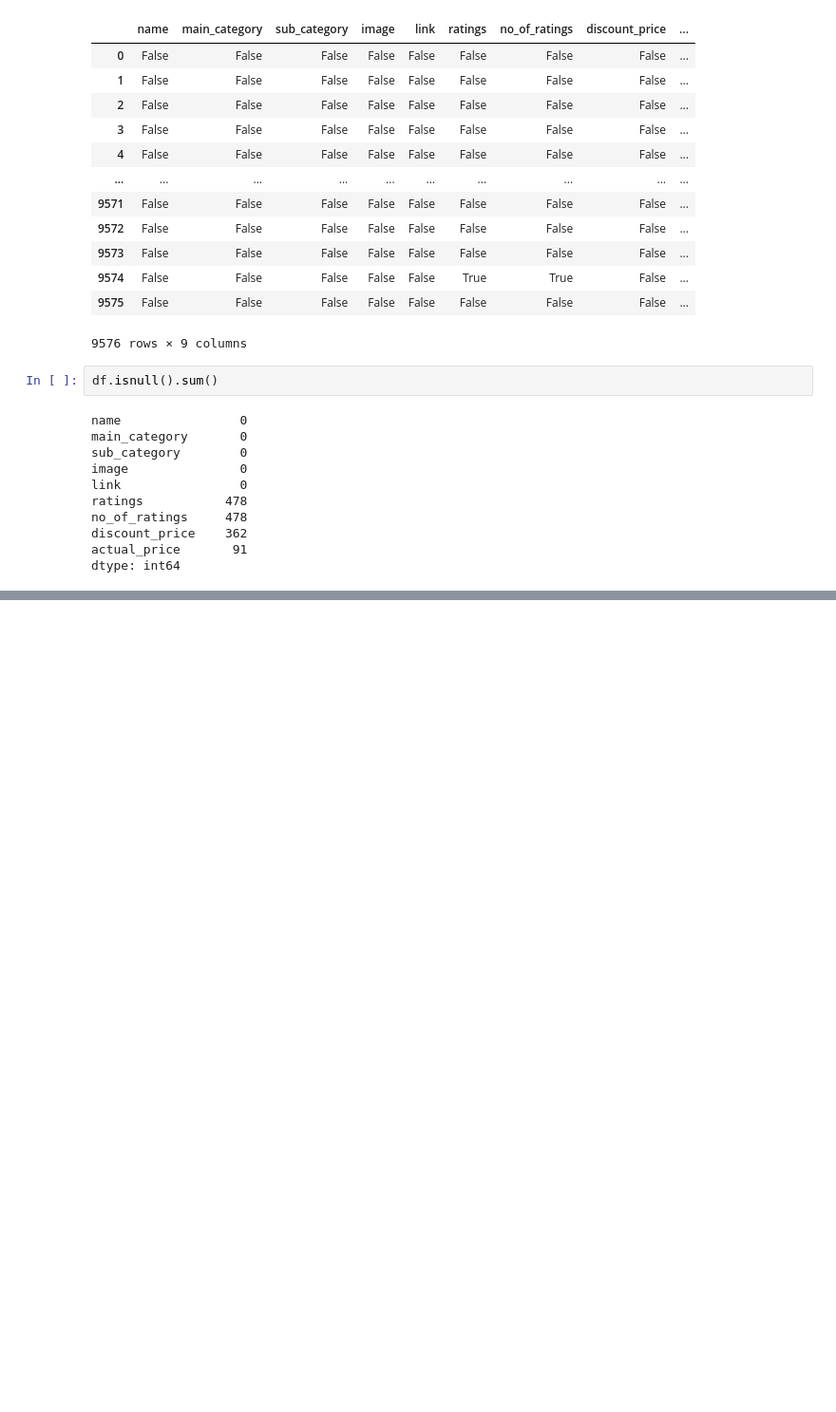
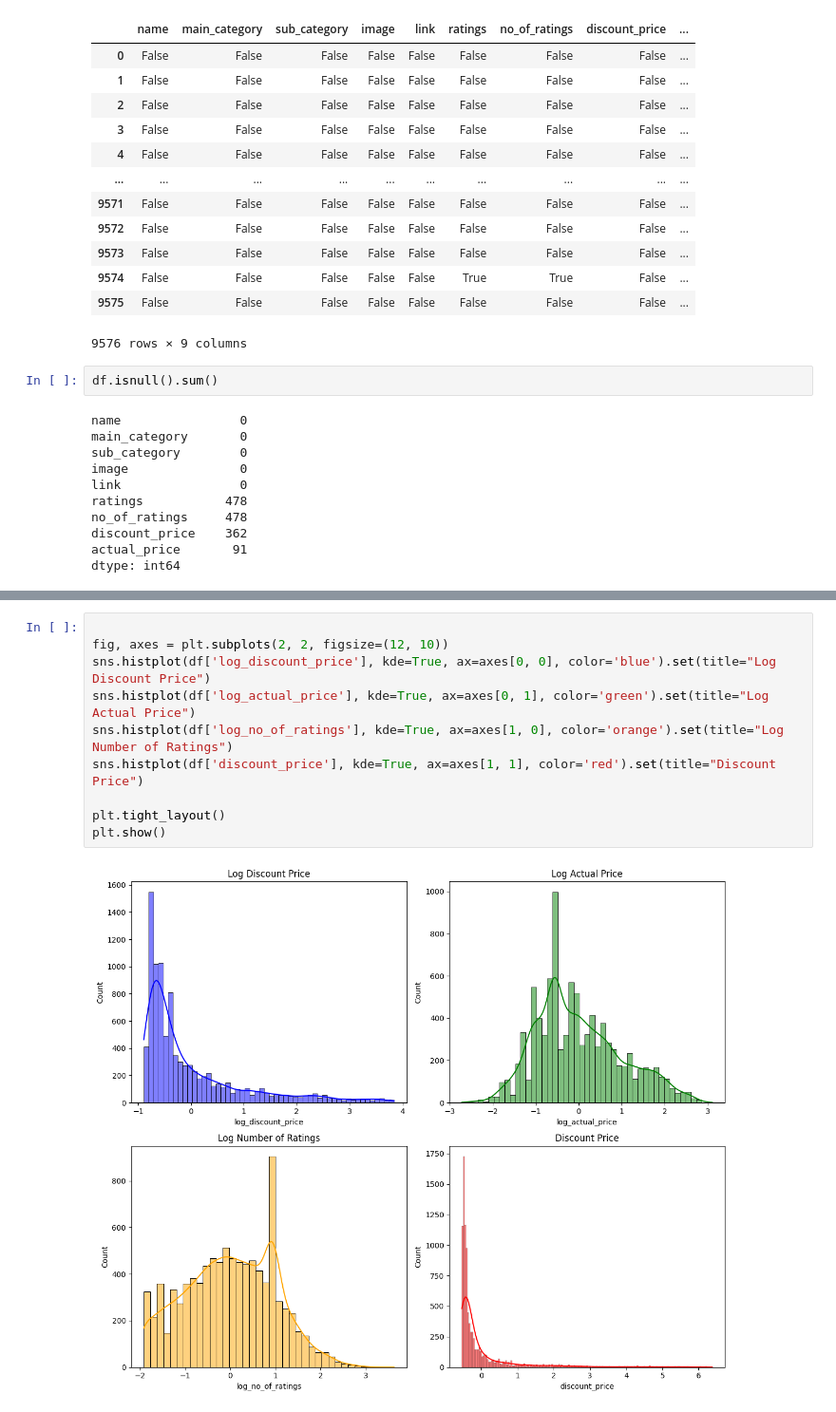
Before and after one commit to Bhuvana-ai-ml/Data_Analytics-, a Jupyter notebook: DA_project.ipynb, the cells around one changed output, grey strips where cells are left out. Shown at 95% size. Cells and saved outputs as stored; diff of their text form; blank space fills up the shorter version.

```diff
--- a/DA_project.ipynb
+++ b/DA_project.ipynb
@@ -85,0 +190,12 @@ plt.show()
+# %%
+
+fig, axes = plt.subplots(2, 2, figsize=(12, 10))
+sns.histplot(df['log_discount_price'], kde=True, ax=axes[0, 0], color='blue').set(title="Log Discount Price")
+sns.histplot(df['log_actual_price'], kde=True, ax=axes[0, 1], color='green').set(title="Log Actual Price")
+sns.histplot(df['log_no_of_ratings'], kde=True, ax=axes[1, 0], color='orange').set(title="Log Number of Ratings")
+sns.histplot(df['discount_price'], kde=True, ax=axes[1, 1], color='red').set(title="Discount Price")
+
+plt.tight_layout()
+plt.show()
+# %% [output]
+[figure, added]
```
Also changed, not shown: parts of 43 cells of this notebook, 1 other file.
